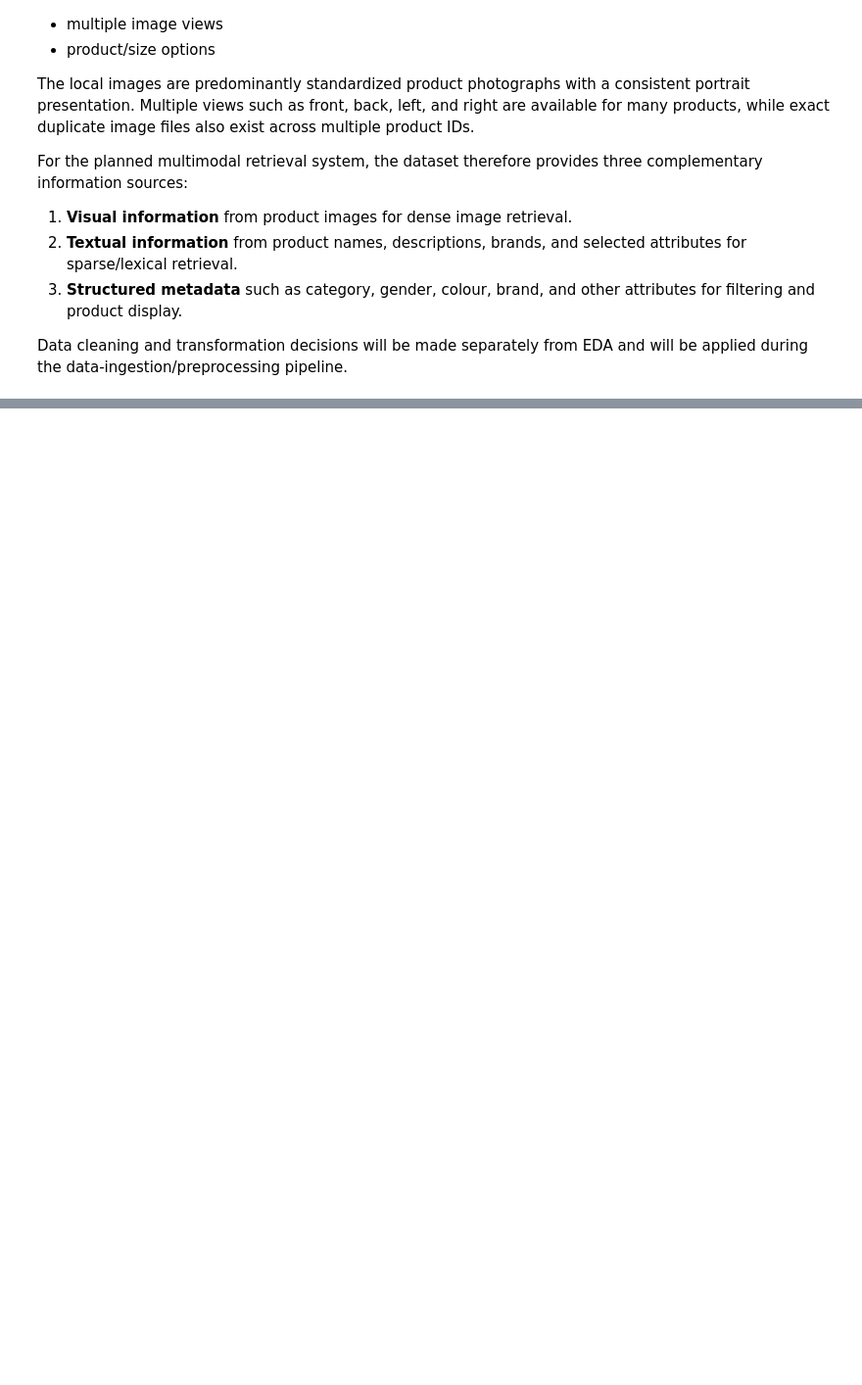
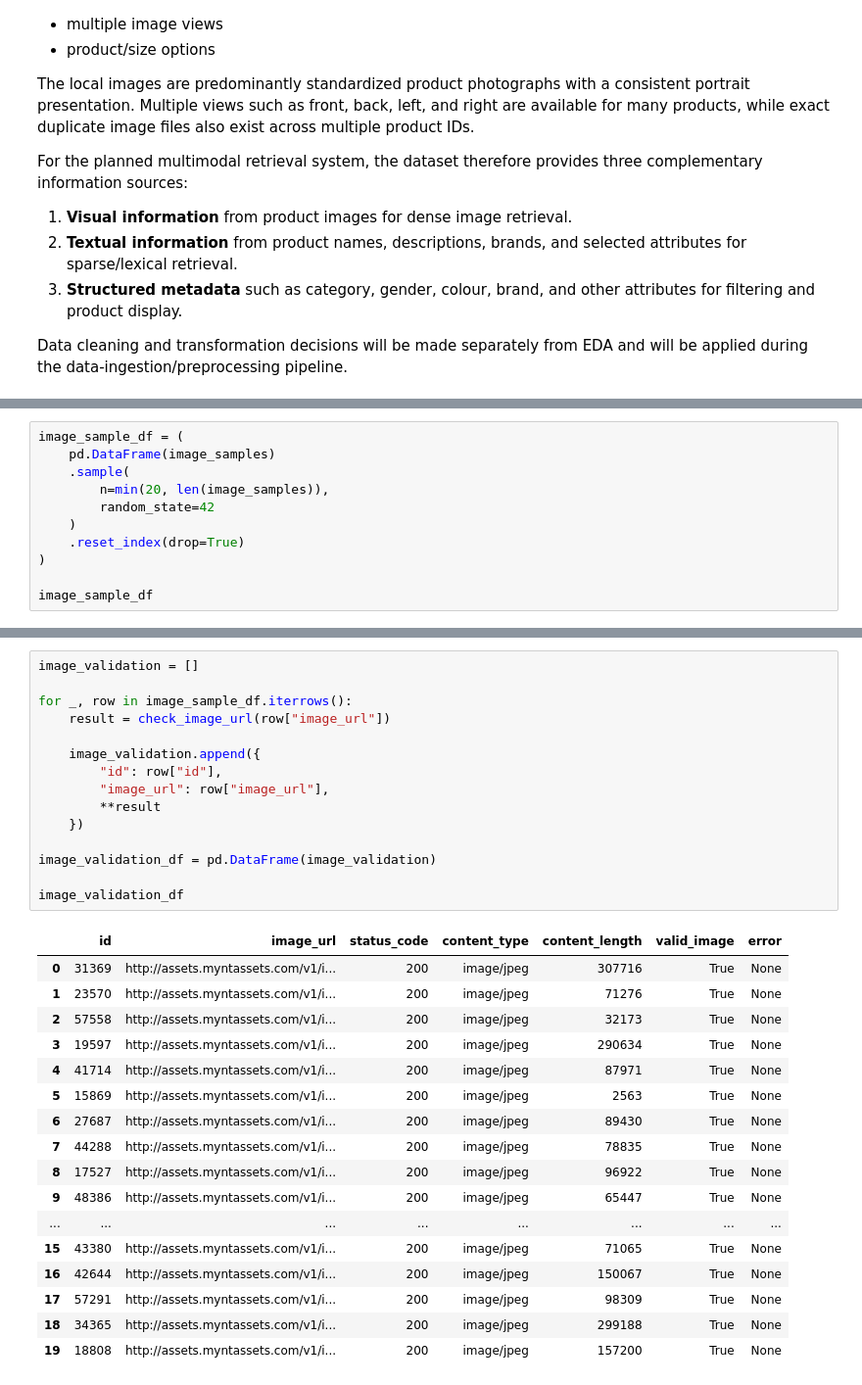
Before and after one commit to jnDhruv/multi-modal-fashion-ecom, a Jupyter notebook: data/notebooks/fashion-eda.ipynb, the cells around one changed output, grey strips where cells are left out. Shown at 98% size. Saved outputs shown, nothing was run; the diff lists cells and outputs as text; blank space fills up the shorter version.

```diff
--- a/data/notebooks/fashion-eda.ipynb
+++ b/data/notebooks/fashion-eda.ipynb
@@ -2178,0 +2670,11 @@ EDA and will be applied during the data-ingestion/preprocessing pipeline.
+# %%
+image_sample_df = (
+    pd.DataFrame(image_samples)
+    .sample(
+        n=min(20, len(image_samples)),
+        random_state=42
+    )
+    .reset_index(drop=True)
+)
+
+image_sample_df
@@ -2178,0 +2739,33 @@ EDA and will be applied during the data-ingestion/preprocessing pipeline.
+# %%
+image_validation = []
+
+for _, row in image_sample_df.iterrows():
+    result = check_image_url(row["image_url"])
+
+    image_validation.append({
+        "id": row["id"],
+        "image_url": row["image_url"],
+        **result
+    })
+
+image_validation_df = pd.DataFrame(image_validation)
+
+image_validation_df
+# %% [output]
+|  | id | image_url | status_code | content_type | content_length | valid_image | error |
+| 0 | 31369 | http://assets.myntassets.com/v1/i... | 200 | image/jpeg | 307716 | True | None |
+| 1 | 23570 | http://assets.myntassets.com/v1/i... | 200 | image/jpeg | 71276 | True | None |
+| 2 | 57558 | http://assets.myntassets.com/v1/i... | 200 | image/jpeg | 32173 | True | None |
+| 3 | 19597 | http://assets.myntassets.com/v1/i... | 200 | image/jpeg | 290634 | True | None |
+| 4 | 41714 | http://assets.myntassets.com/v1/i... | 200 | image/jpeg | 87971 | True | None |
+| 5 | 15869 | http://assets.myntassets.com/v1/i... | 200 | image/jpeg | 2563 | True | None |
+| 6 | 27687 | http://assets.myntassets.com/v1/i... | 200 | image/jpeg | 89430 | True | None |
+| 7 | 44288 | http://assets.myntassets.com/v1/i... | 200 | image/jpeg | 78835 | True | None |
+| 8 | 17527 | http://assets.myntassets.com/v1/i... | 200 | image/jpeg | 96922 | True | None |
+| 9 | 48386 | http://assets.myntassets.com/v1/i... | 200 | image/jpeg | 65447 | True | None |
+| ... | ... | ... | ... | ... | ... | ... | ... |
+| 15 | 43380 | http://assets.myntassets.com/v1/i... | 200 | image/jpeg | 71065 | True | None |
+| 16 | 42644 | http://assets.myntassets.com/v1/i... | 200 | image/jpeg | 150067 | True | None |
+| 17 | 57291 | http://assets.myntassets.com/v1/i... | 200 | image/jpeg | 98309 | True | None |
+| 18 | 34365 | http://assets.myntassets.com/v1/i... | 200 | image/jpeg | 299188 | True | None |
+| 19 | 18808 | http://assets.myntassets.com/v1/i... | 200 | image/jpeg | 157200 | True | None |
```
Also changed, not shown: parts of 38 cells of this notebook.
